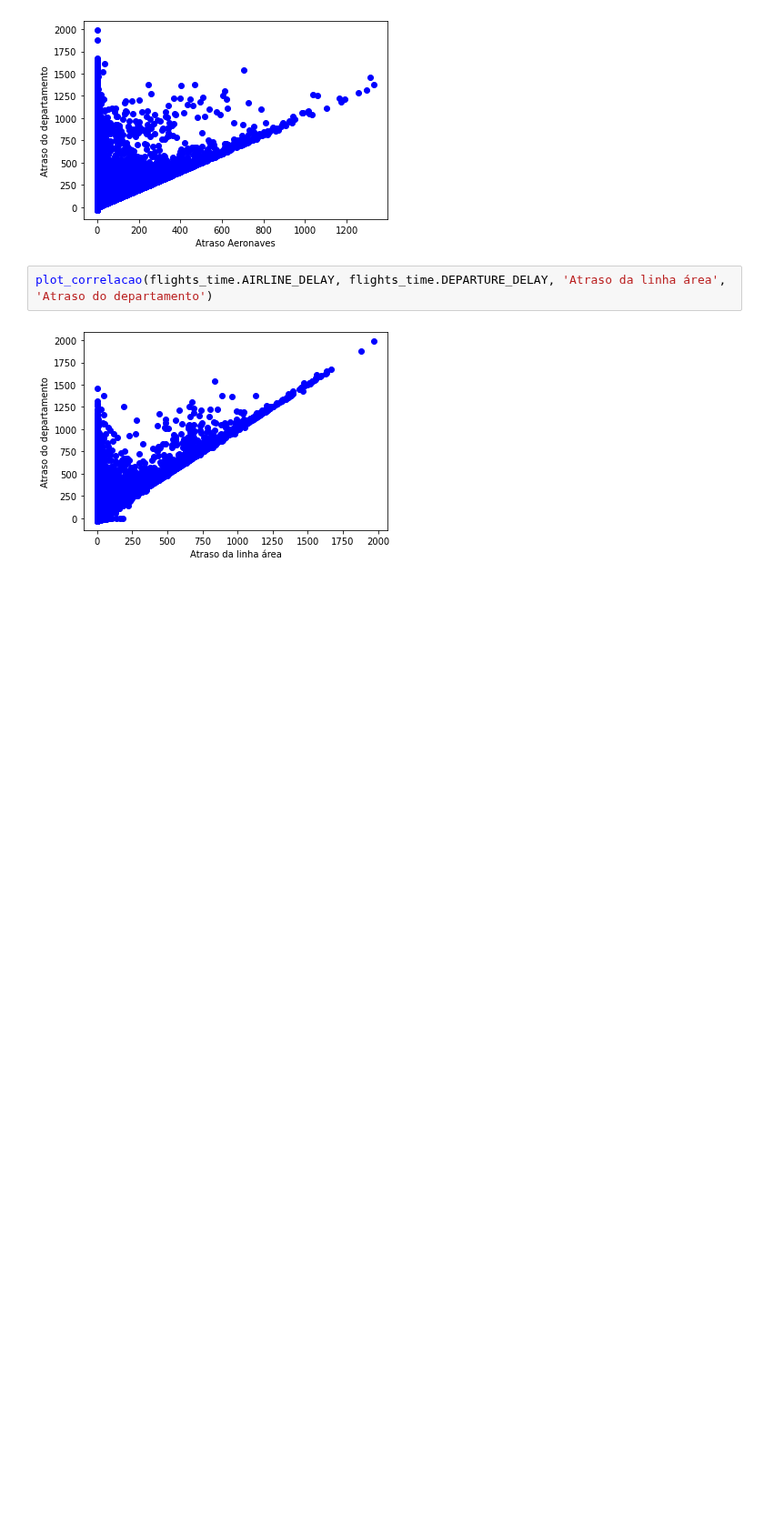
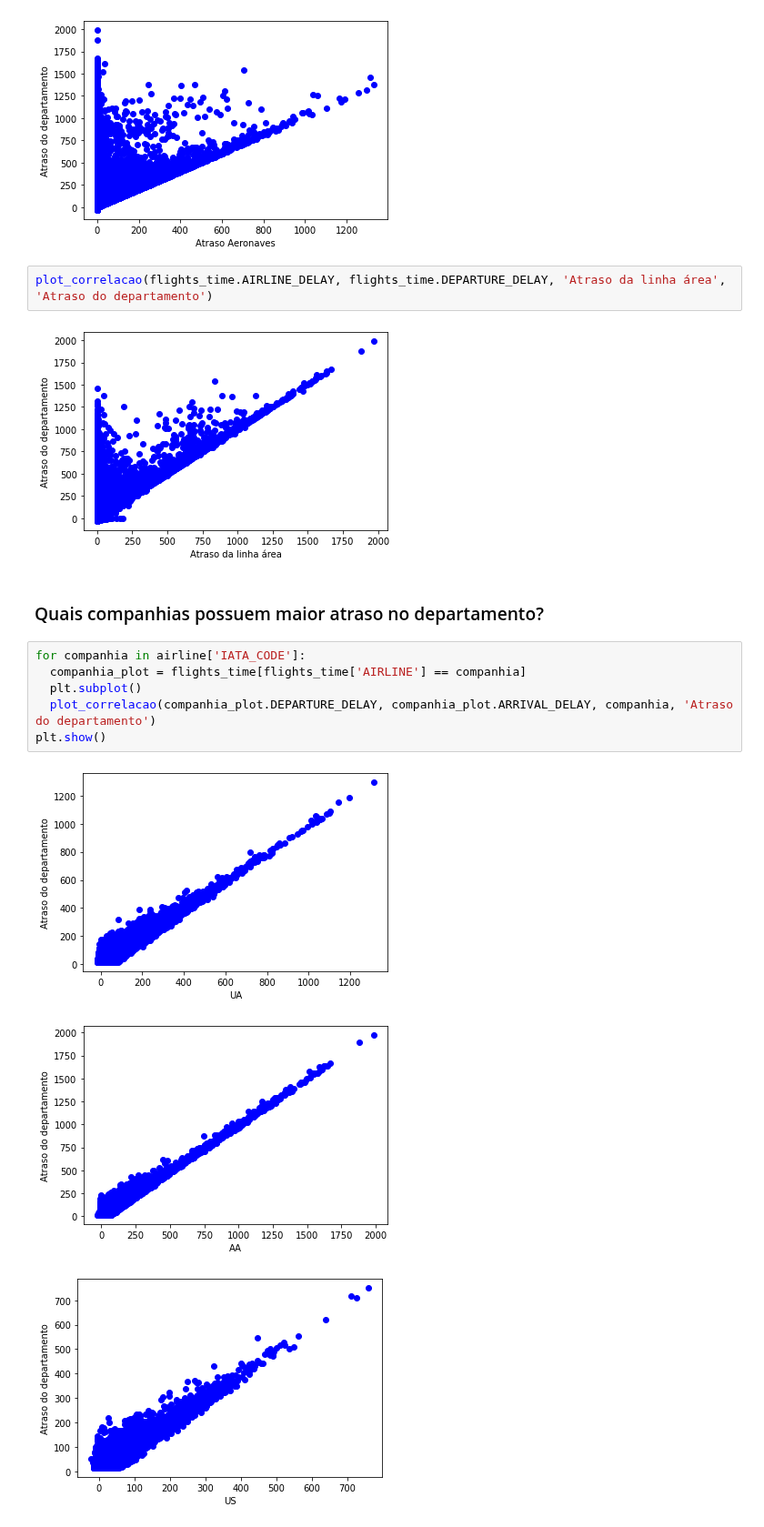
Before and after one commit to IonaSantana/Artificial-Intelligence, a Jupyter notebook: Flight_delay.ipynb, the cells around one changed output. Shown at 91% size. Drawn from its saved outputs; the diff is of its cells as text; blank space fills up the shorter version.

```diff
--- a/Flight_delay.ipynb
+++ b/Flight_delay.ipynb
@@ -276,3 +261,15 @@ plot_correlacao(flights_time.LATE_AIRCRAFT_DELAY, flights_time.DEPARTURE_DELAY,
 plot_correlacao(flights_time.AIRLINE_DELAY, flights_time.DEPARTURE_DELAY, 'Atraso da linha área', 'Atraso do departamento')
 # %% [output]
 [figure]
+# %% [markdown]
+### Quais companhias possuem maior atraso no departamento?
+# %%
+for companhia in airline['IATA_CODE']:
+  companhia_plot = flights_time[flights_time['AIRLINE'] == companhia]
+  plt.subplot()
+  plot_correlacao(companhia_plot.DEPARTURE_DELAY, companhia_plot.ARRIVAL_DELAY, companhia, 'Atraso do departamento')
+plt.show()
+# %% [output]
+[figure, added]
+[figure, added]
+[figure, added]
```
Also changed, not shown: parts of 16 cells of this notebook.
